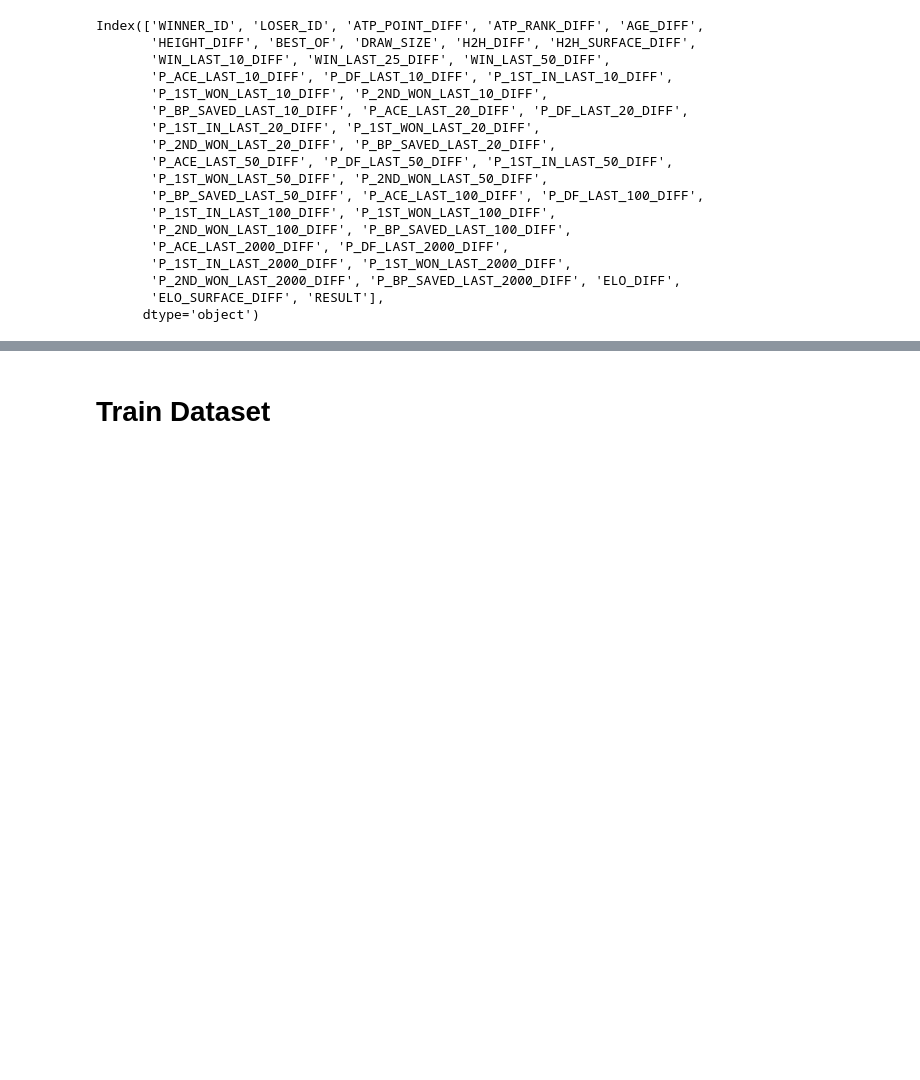
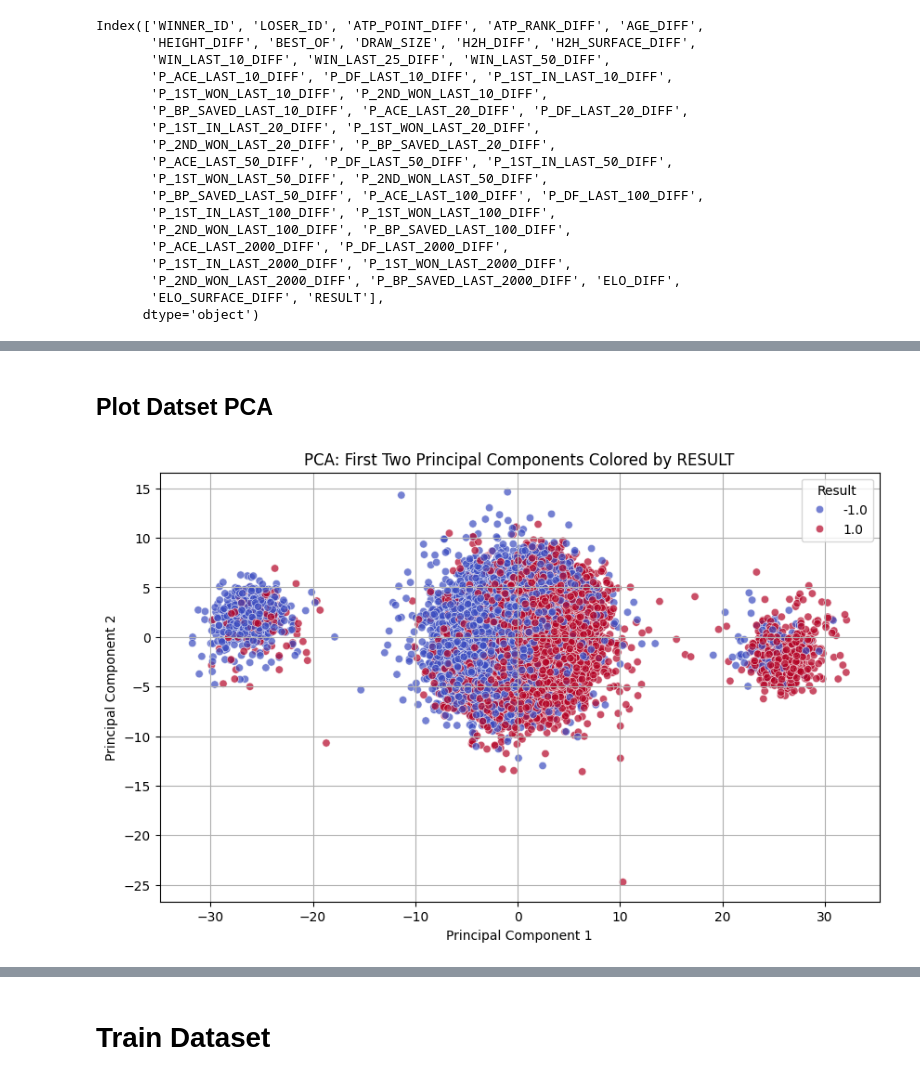
Before and after one commit to theGreen-Coder/random-forest-tennis, a Jupyter notebook: DataPreProcess.ipynb, the cells around one changed output, grey strips where cells are left out. Cells and saved outputs as stored; diff of their text form; code cells hidden in the pictures; blank space fills up the shorter version.

```diff
--- a/DataPreProcess.ipynb
+++ b/DataPreProcess.ipynb
@@ -601,0 +641,42 @@ accuracy_score(y_pred_test, elo_pred)
+# %% [markdown]
+## Plot Datset PCA
+# %%
+import pandas as pd
+import numpy as np
+import matplotlib.pyplot as plt
+import seaborn as sns
+from sklearn.decomposition import PCA
+from sklearn.preprocessing import StandardScaler
+
+# Load your dataset (Make sure 'final_data' is already defined)
+# final_data = pd.read_csv("your_dataset.csv")  # Uncomment this if loading from a file
+
+# Drop the target variable ('RESULT') if it exists
+features = final_data.drop(columns=['RESULT'], errors='ignore')
+
+# Standardizing the data
+scaler = StandardScaler()
+features_scaled = scaler.fit_transform(features)
+
+# Applying PCA with 14 principal components
+pca_14 = PCA(n_components=14)
+principal_components_14 = pca_14.fit_transform(features_scaled)
+
+# Creating a DataFrame with the first 14 principal components
+pca_df_14 = pd.DataFrame(principal_components_14, columns=[f'PC{i+1}' for i in range(14)])
+
+# Add the RESULT column back to the PCA DataFrame (if it was originally present in the dataset)
+if 'RESULT' in final_data.columns:
+    pca_df_14['RESULT'] = final_data['RESULT'].values
+
+# Plot the first two principal components with hue set to RESULT
+plt.figure(figsize=(10, 6))
+sns.scatterplot(x=pca_df_14['PC1'], y=pca_df_14['PC2'], hue=pca_df_14['RESULT'], palette='coolwarm', alpha=0.7)
+plt.xlabel('Principal Component 1')
+plt.ylabel('Principal Component 2')
+plt.title('PCA: First Two Principal Components Colored by RESULT')
+plt.legend(title="Result")
+plt.grid(True)
+plt.show()
+# %% [output]
+[figure, added]
```
Also changed, not shown: parts of 16 cells of this notebook.
